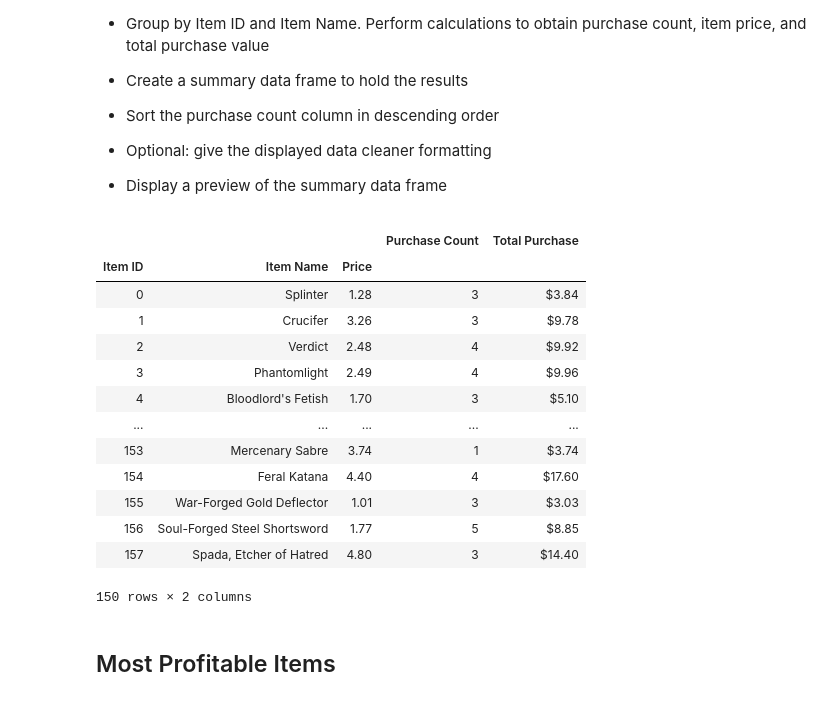
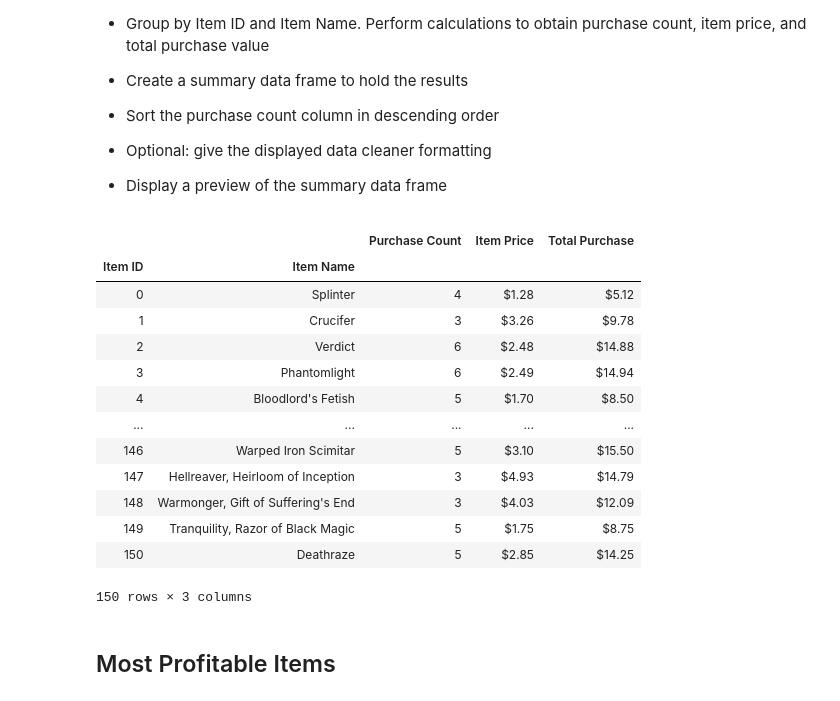
Before and after one commit to narayanan-nithya/HeroesOfPyMoli, a Jupyter notebook: PyMoli_Completed.ipynb, the cells around one changed output. Saved outputs shown, nothing was run; the diff lists cells and outputs as text; code cells hidden in the pictures.

```diff
--- a/PyMoli_Completed.ipynb
+++ b/PyMoli_Completed.ipynb
@@ -86,9 +86,11 @@ summary_df.head()
 
 * Percentage and Count of Other / Non-Disclosed
 # %%
-purchase_data.drop_duplicates(subset="SN",keep='first', inplace=True)
+gender_demo = purchase_data.copy()
 
-players_count = purchase_data["Gender"].value_counts()
+gender_demo.drop_duplicates(subset="SN",keep='first', inplace=True)
+
+players_count = gender_demo["Gender"].value_counts()
 players_demo_df = pd.DataFrame(players_count)
 
 players_demo_df = players_demo_df.rename(columns={"Gender":"Count"})
@@ -165,8 +170,8 @@ gender_purchase_analysis.head()
 # %%
 purchase_data.describe()
 
-bins = [0,5,10,20,30,40,50]
-age_group_names =["Grp1","Grp2","Grp3","Grp4","Grp5","Grp6"]
+bins = [0,10,14,19,24, 29,34,39,40]
+age_group_names =["Grp1","Grp2","Grp3","Grp4","Grp5","Grp6","Grp7","Grp8"]
 
 purchase_data["Age Group"] = pd.cut(purchase_data["Age"],bins, labels=age_group_names, include_lowest=True)
 
@@ -290,32 +295,38 @@ sorted_top_spenders.head()
 # %%
 popular_item = purchase_data[["Item ID", "Item Name","Price"]]
 
 grouped_popular_item = popular_item.groupby(["Item ID", "Item Name"])
 
-item_price_count = grouped_popular_item["Price"].value_counts()
+item_price_count = grouped_popular_item["Price"].count()
+
 
 popular_item_summary =pd.DataFrame(item_price_count)
+
+popular_item_summary["Item Price"] = grouped_popular_item["Price"].max()
+
 popular_item_summary["Total Purchase"] = grouped_popular_item["Price"].sum()
 
 popular_item_summary = popular_item_summary.rename(columns={"Price":"Purchase Count"})
 
+
 popular_item_summary["Total Purchase"] = popular_item_summary["Total Purchase"].map("${:,.2f}".format)
+popular_item_summary["Item Price"] = popular_item_summary["Item Price"].map("${:,.2f}".format)
 popular_item_summary.head(150)
 # %% [output]
-|  |  |  | Purchase Count | Total Purchase |
-| Item ID | Item Name | Price |  |  |
-| 0 | Splinter | 1.28 | 3 | $3.84 |
-| 1 | Crucifer | 3.26 | 3 | $9.78 |
-| 2 | Verdict | 2.48 | 4 | $9.92 |
-| 3 | Phantomlight | 2.49 | 4 | $9.96 |
-| 4 | Bloodlord's Fetish | 1.70 | 3 | $5.10 |
+|  |  | Purchase Count | Item Price | Total Purchase |
+| Item ID | Item Name |  |  |  |
+| 0 | Splinter | 4 | $1.28 | $5.12 |
+| 1 | Crucifer | 3 | $3.26 | $9.78 |
+| 2 | Verdict | 6 | $2.48 | $14.88 |
+| 3 | Phantomlight | 6 | $2.49 | $14.94 |
+| 4 | Bloodlord's Fetish | 5 | $1.70 | $8.50 |
 | ... | ... | ... | ... | ... |
-| 153 | Mercenary Sabre | 3.74 | 1 | $3.74 |
-| 154 | Feral Katana | 4.40 | 4 | $17.60 |
-| 155 | War-Forged Gold Deflector | 1.01 | 3 | $3.03 |
-| 156 | Soul-Forged Steel Shortsword | 1.77 | 5 | $8.85 |
-| 157 | Spada, Etcher of Hatred | 4.80 | 3 | $14.40 |
+| 146 | Warped Iron Scimitar | 5 | $3.10 | $15.50 |
+| 147 | Hellreaver, Heirloom of Inception | 3 | $4.93 | $14.79 |
+| 148 | Warmonger, Gift of Suffering's End | 3 | $4.03 | $12.09 |
+| 149 | Tranquility, Razor of Black Magic | 5 | $1.75 | $8.75 |
+| 150 | Deathraze | 5 | $2.85 | $14.25 |
-150 rows × 2 columns
+150 rows × 3 columns
 # %% [markdown]
 ## Most Profitable Items
 # %% [markdown]
```
Also changed, not shown: parts of 5 cells of this notebook.
